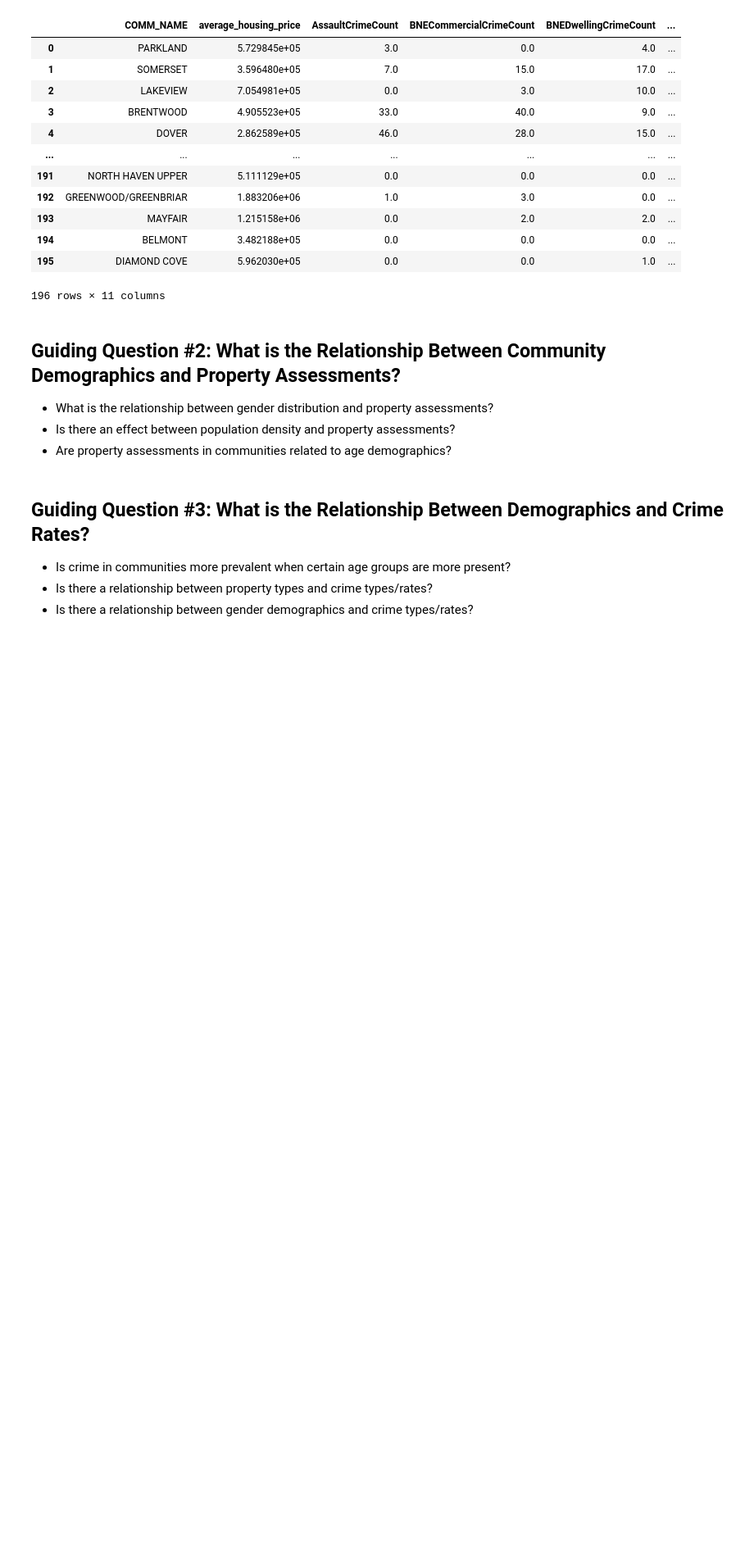
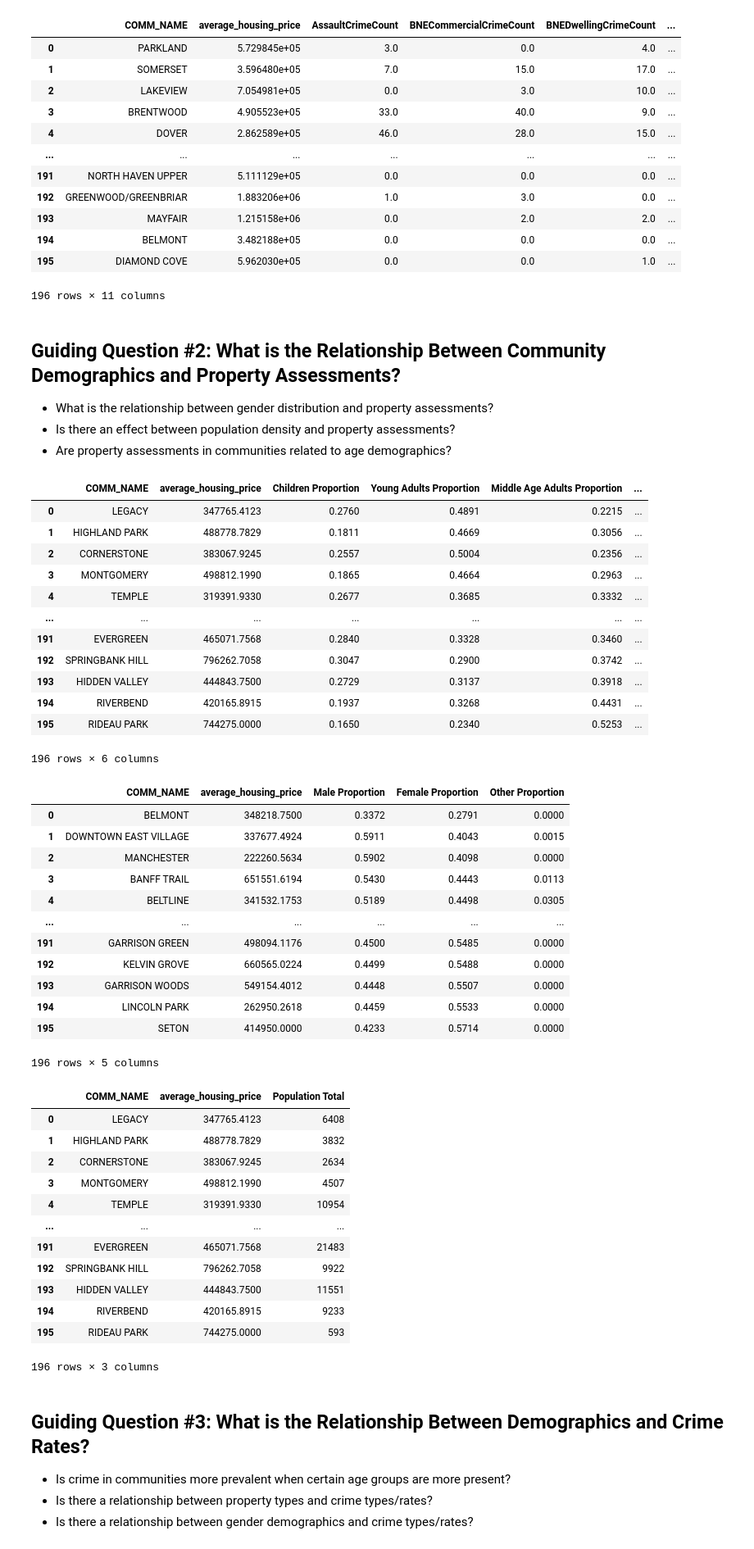
Before and after one commit to ethan2411/Data-603-604, a Jupyter notebook: Data 604 Term Project.ipynb, the cells around one changed output. Shown at 82% size. Drawn from its saved outputs; the diff is of its cells as text; code cells hidden in the pictures; blank space fills up the shorter version.

```diff
--- a/Data 604 Term Project.ipynb
+++ b/Data 604 Term Project.ipynb
@@ -948,3 +951,56 @@ display(query_avg_community_pop)
+# %%
+#####queries to join average property assessment values and age demographic proportions per community
+age_prop = pd.read_sql_query("SELECT PropertyResults.COMM_NAME, average_housing_price, `Children Proportion`, `Young Adults Proportion`, `Middle Age Adults Proportion`, `Elderly Proportion` FROM (SELECT COMM_NAME, AVG(ASSESSED_VALUE) AS average_housing_price FROM property_data WHERE ASSESSED_VALUE BETWEEN 100000 AND 15000000 GROUP BY COMM_NAME HAVING COUNT(COMM_CODE) > 10) AS PropertyResults JOIN (SELECT `NAME` AS Comm_Name, (MF_0_4 + MF_5_14 + MF_15_19 + OTHER_0_4 + OTHER_5_14 + OTHER_15_19)/RES_CNT AS 'Children Proportion', (MF_20_24 + MF_25_34 + MF_35_44 + OTHER_20_24 + OTHER_25_34 + OTHER_35_44)/RES_CNT AS 'Young Adults Proportion', (MF_45_54 + MF_55_64 + MF_65_74 + OTHER_45_54 + OTHER_55_64 + OTHER_65_74)/RES_CNT AS 'Middle Age Adults Proportion', (MF_75 + OTHER_75)/RES_CNT AS 'Elderly Proportion' FROM calgary_census_2019) AS DemographicResults ON PropertyResults.COMM_NAME = DemographicResults.Comm_Name;",engine)
+display(age_prop)
+
+####query to join average property assessment values and gender proportions per community
+query_avg_prop_gender = pd.read_sql_query("SELECT PropertyResults.COMM_NAME, average_housing_price, `Male Proportion`, `Female Proportion`, `Other Proportion` FROM (SELECT COMM_NAME, AVG(ASSESSED_VALUE) AS average_housing_price FROM property_data WHERE ASSESSED_VALUE BETWEEN 100000 AND 15000000 GROUP BY COMM_NAME HAVING count(COMM_CODE) > 10) AS PropertyResults JOIN (SELECT DISTINCT `NAME` AS Comm_Name, MALE_CNT/RES_CNT AS 'Male Proportion', FEMALE_CNT/RES_CNT AS 'Female Proportion', OTHER_CNT/RES_CNT AS 'Other Proportion' FROM calgary_census_2019 WHERE RES_CNT > 0 AND MALE_CNT > 0 ORDER BY FEMALE_CNT/RES_CNT) AS GenderResults ON PropertyResults.COMM_NAME = GenderResults.Comm_Name;",engine)
+display(query_avg_prop_gender)
+
+
+####query to join average property assessment values and total population per community
+query_avg_community_pop = pd.read_sql_query("SELECT PropertyResults.COMM_NAME, average_housing_price, `Population Total` FROM (SELECT COMM_NAME, AVG(ASSESSED_VALUE) AS average_housing_price FROM property_data WHERE ASSESSED_VALUE BETWEEN 100000 AND 15000000 GROUP BY COMM_NAME HAVING count(COMM_CODE) > 10) AS PropertyResults JOIN (SELECT DISTINCT(`NAME`) AS Comm_Name, (MALE_CNT + FEMALE_CNT + OTHER_CNT) AS `Population Total` FROM calgary_census_2019) AS PopulationResults ON PropertyResults.COMM_NAME = PopulationResults.Comm_Name;", engine)
+display(query_avg_community_pop)
+# %% [output]
+|  | COMM_NAME | average_housing_price | Children Proportion | Young Adults Proportion | Middle Age Adults Proportion | ... |
+| 0 | LEGACY | 347765.4123 | 0.2760 | 0.4891 | 0.2215 | ... |
+| 1 | HIGHLAND PARK | 488778.7829 | 0.1811 | 0.4669 | 0.3056 | ... |
+| 2 | CORNERSTONE | 383067.9245 | 0.2557 | 0.5004 | 0.2356 | ... |
+| 3 | MONTGOMERY | 498812.1990 | 0.1865 | 0.4664 | 0.2963 | ... |
+| 4 | TEMPLE | 319391.9330 | 0.2677 | 0.3685 | 0.3332 | ... |
+| ... | ... | ... | ... | ... | ... | ... |
+| 191 | EVERGREEN | 465071.7568 | 0.2840 | 0.3328 | 0.3460 | ... |
+| 192 | SPRINGBANK HILL | 796262.7058 | 0.3047 | 0.2900 | 0.3742 | ... |
+| 193 | HIDDEN VALLEY | 444843.7500 | 0.2729 | 0.3137 | 0.3918 | ... |
+| 194 | RIVERBEND | 420165.8915 | 0.1937 | 0.3268 | 0.4431 | ... |
+| 195 | RIDEAU PARK | 744275.0000 | 0.1650 | 0.2340 | 0.5253 | ... |
+196 rows × 6 columns
+|  | COMM_NAME | average_housing_price | Male Proportion | Female Proportion | Other Proportion |
+| 0 | BELMONT | 348218.7500 | 0.3372 | 0.2791 | 0.0000 |
+| 1 | DOWNTOWN EAST VILLAGE | 337677.4924 | 0.5911 | 0.4043 | 0.0015 |
+| 2 | MANCHESTER | 222260.5634 | 0.5902 | 0.4098 | 0.0000 |
+| 3 | BANFF TRAIL | 651551.6194 | 0.5430 | 0.4443 | 0.0113 |
+| 4 | BELTLINE | 341532.1753 | 0.5189 | 0.4498 | 0.0305 |
+| ... | ... | ... | ... | ... | ... |
+| 191 | GARRISON GREEN | 498094.1176 | 0.4500 | 0.5485 | 0.0000 |
+| 192 | KELVIN GROVE | 660565.0224 | 0.4499 | 0.5488 | 0.0000 |
+| 193 | GARRISON WOODS | 549154.4012 | 0.4448 | 0.5507 | 0.0000 |
+| 194 | LINCOLN PARK | 262950.2618 | 0.4459 | 0.5533 | 0.0000 |
+| 195 | SETON | 414950.0000 | 0.4233 | 0.5714 | 0.0000 |
+196 rows × 5 columns
+|  | COMM_NAME | average_housing_price | Population Total |
+| 0 | LEGACY | 347765.4123 | 6408 |
+| 1 | HIGHLAND PARK | 488778.7829 | 3832 |
+| 2 | CORNERSTONE | 383067.9245 | 2634 |
+| 3 | MONTGOMERY | 498812.1990 | 4507 |
+| 4 | TEMPLE | 319391.9330 | 10954 |
+| ... | ... | ... | ... |
+| 191 | EVERGREEN | 465071.7568 | 21483 |
+| 192 | SPRINGBANK HILL | 796262.7058 | 9922 |
+| 193 | HIDDEN VALLEY | 444843.7500 | 11551 |
+| 194 | RIVERBEND | 420165.8915 | 9233 |
+| 195 | RIDEAU PARK | 744275.0000 | 593 |
+196 rows × 3 columns
 # %% [markdown]
 ## Guiding Question #3: What is the Relationship Between Demographics and Crime Rates?
 - Is crime in communities more prevalent when certain age groups are more present?
```
Also changed, not shown: parts of 9 cells of this notebook.
